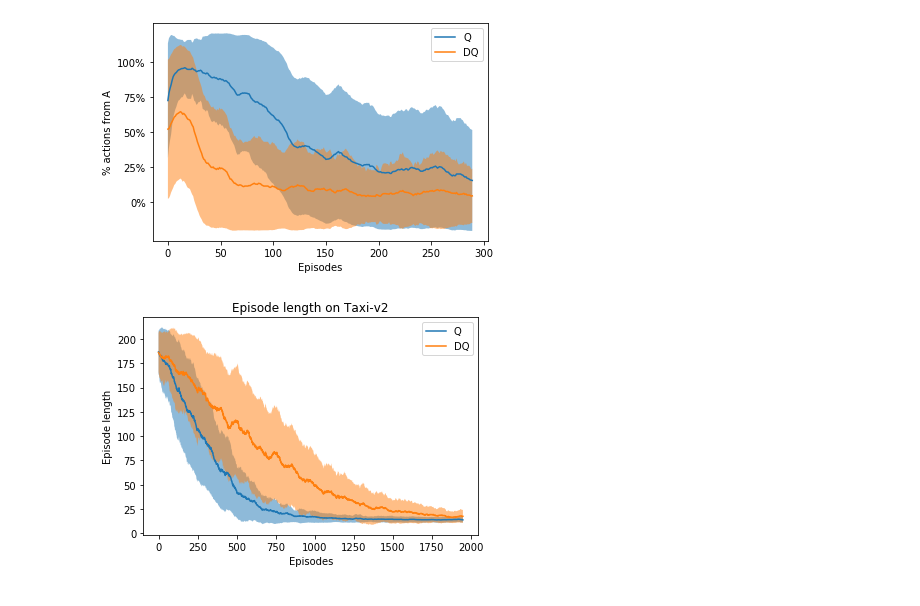
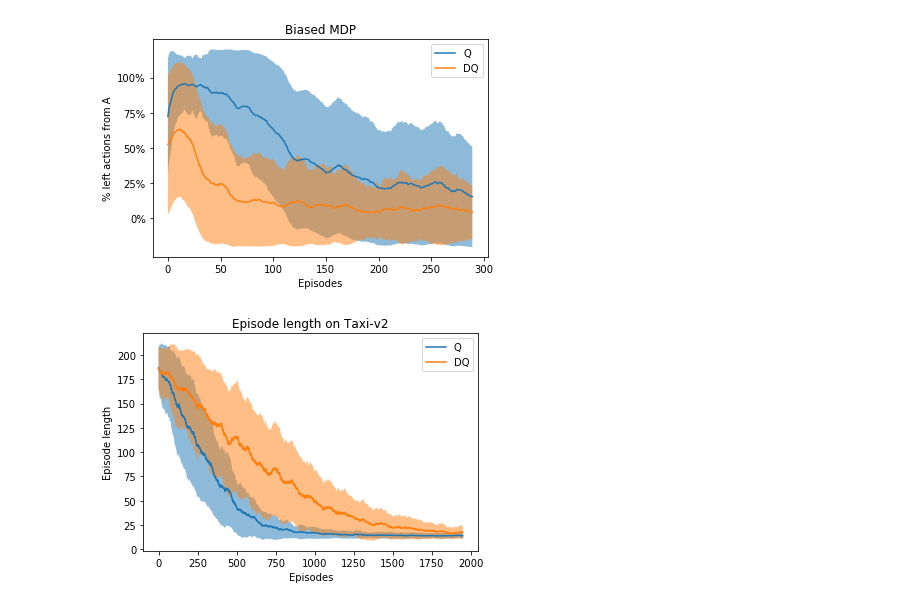
Before and after one commit to LysanderdeJong/RL-MiniProject, a Jupyter notebook: basic_experiments.ipynb, the cells around one changed output. Saved outputs shown, nothing was run; the diff lists cells and outputs as text; code cells hidden in the pictures.

Commit message:
MDP figure title

```diff
--- a/basic_experiments.ipynb
+++ b/basic_experiments.ipynb
@@ -22,29 +22,30 @@ default_config = {"num_episodes": 1000,
 # %%
 from BiasMDP import BiasMDP
 
 env_name = 'BiasMDP'
 environment  = BiasMDP()
 
 config = default_config.copy()
 config["num_episodes"] = 300
 config["num_trails"] = 50
 
 results = multi_trail_experiment(env_name, environment, config)
 
 smooth = 10
 for j in list(results.keys()):
     mean = running_mean(results[j]['episode_length'][0], smooth)
     std = running_mean(results[j]['episode_length'][1], smooth)
     plt.plot(mean, label=f"{j}")
     plt.fill_between(range(len(mean)), mean-std, mean+std, alpha=0.5)
 plt.legend()
-plt.ylabel("% actions from A")
+plt.ylabel("% left actions from A")
 plt.xlabel("Episodes")
 plt.yticks([1,1.25,1.5,1.75,2], ["0%", "25%", "50%", "75%", "100%"])
+plt.title("Biased MDP")
 plt.savefig(f'figures/{env_name}.pdf', dpi=300)
 plt.show()
 # %% [output]
-[figure, old version]
+[figure, new version]
 # %%
 env_name = 'Taxi-v2'
 environment  = gym.make(env_name)
```
Also changed, not shown: 1 other file.
